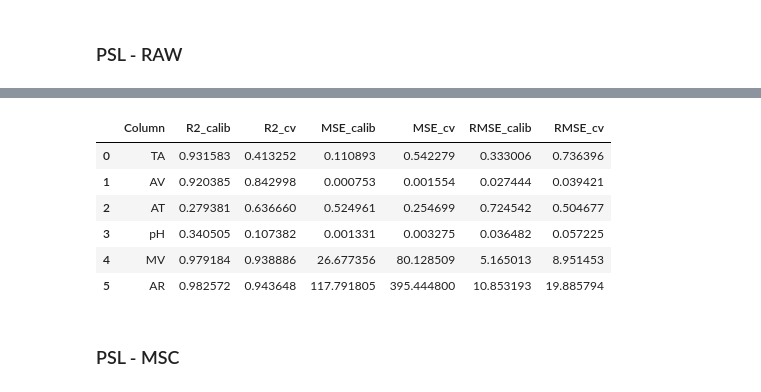
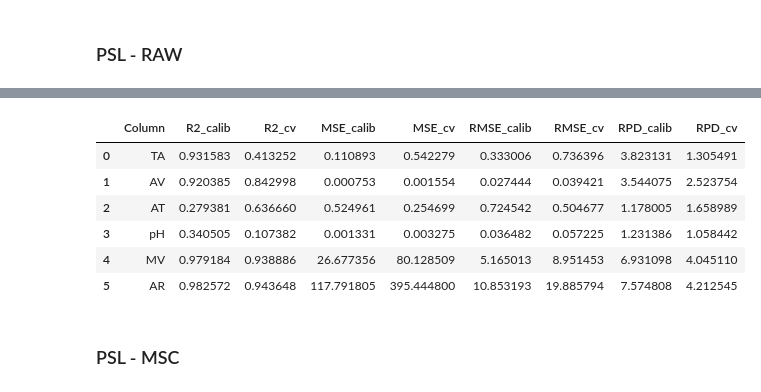
Before and after one commit to xndrxssx/field_spec_data_tests, a Jupyter notebook: field_spec_predição.ipynb, the cells around one changed output, grey strips where cells are left out. Drawn from its saved outputs; the diff is of its cells as text; code cells hidden in the pictures.

```diff
--- a/field_spec_predição.ipynb
+++ b/field_spec_predição.ipynb
@@ -420,13 +434,13 @@ raw_psl
-# %%
-results_df_raw
-# %% [output]
-|  | Column | R2_calib | R2_cv | MSE_calib | MSE_cv | RMSE_calib | RMSE_cv |
-| 0 | TA | 0.931583 | 0.413252 | 0.110893 | 0.542279 | 0.333006 | 0.736396 |
-| 1 | AV | 0.920385 | 0.842998 | 0.000753 | 0.001554 | 0.027444 | 0.039421 |
-| 2 | AT | 0.279381 | 0.636660 | 0.524961 | 0.254699 | 0.724542 | 0.504677 |
-| 3 | pH | 0.340505 | 0.107382 | 0.001331 | 0.003275 | 0.036482 | 0.057225 |
-| 4 | MV | 0.979184 | 0.938886 | 26.677356 | 80.128509 | 5.165013 | 8.951453 |
-| 5 | AR | 0.982572 | 0.943648 | 117.791805 | 395.444800 | 10.853193 | 19.885794 |
+# %%
+results_pls_raw
+# %% [output]
+|  | Column | R2_calib | R2_cv | MSE_calib | MSE_cv | RMSE_calib | RMSE_cv | RPD_calib | RPD_cv |
+| 0 | TA | 0.931583 | 0.413252 | 0.110893 | 0.542279 | 0.333006 | 0.736396 | 3.823131 | 1.305491 |
+| 1 | AV | 0.920385 | 0.842998 | 0.000753 | 0.001554 | 0.027444 | 0.039421 | 3.544075 | 2.523754 |
+| 2 | AT | 0.279381 | 0.636660 | 0.524961 | 0.254699 | 0.724542 | 0.504677 | 1.178005 | 1.658989 |
+| 3 | pH | 0.340505 | 0.107382 | 0.001331 | 0.003275 | 0.036482 | 0.057225 | 1.231386 | 1.058442 |
+| 4 | MV | 0.979184 | 0.938886 | 26.677356 | 80.128509 | 5.165013 | 8.951453 | 6.931098 | 4.045110 |
+| 5 | AR | 0.982572 | 0.943648 | 117.791805 | 395.444800 | 10.853193 | 19.885794 | 7.574808 | 4.212545 |
 # %% [markdown]
 ### PSL - MSC
 # %%
```
Also changed, not shown: parts of 20 cells of this notebook, 1 other file.
